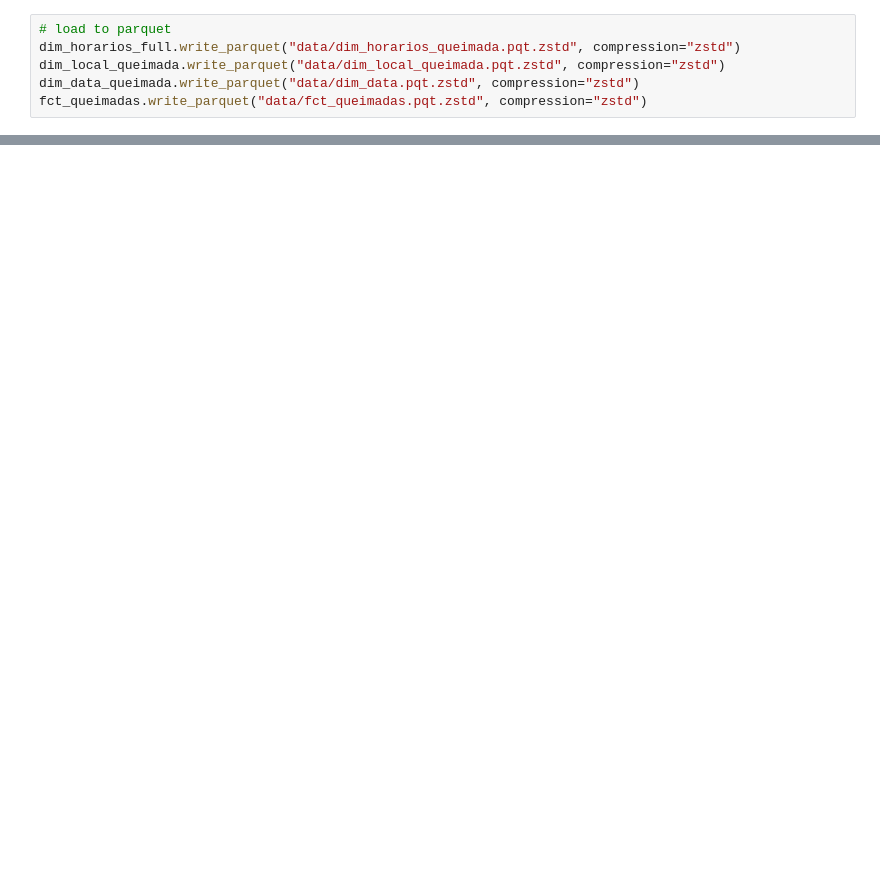
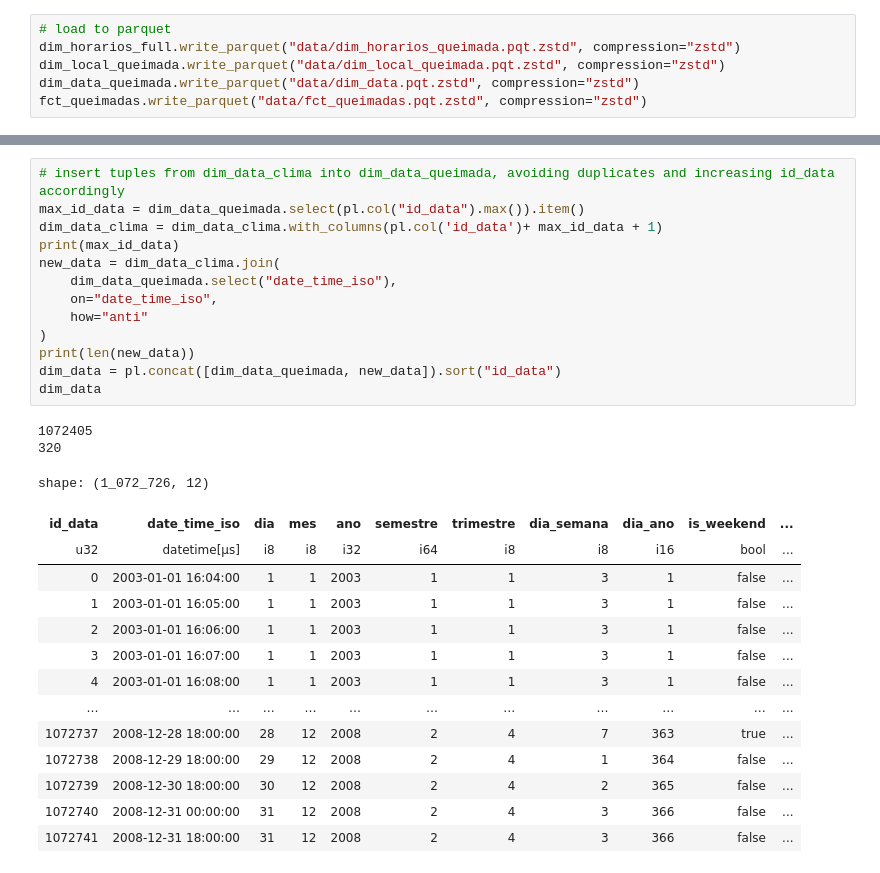
Before and after one commit to clr-cera/olap2025.2, a Jupyter notebook: etl_orig.ipynb, the cells around one changed output, grey strips where cells are left out. Saved outputs shown, nothing was run; the diff lists cells and outputs as text; blank space fills up the shorter version.

```diff
--- a/etl_orig.ipynb
+++ b/etl_orig.ipynb
@@ -256,0 +340,30 @@ fct_queimadas.write_parquet("data/fct_queimadas.pqt.zstd", compression="zstd")
+# %%
+# insert tuples from dim_data_clima into dim_data_queimada, avoiding duplicates and increasing id_data accordingly
+max_id_data = dim_data_queimada.select(pl.col("id_data").max()).item()
+dim_data_clima = dim_data_clima.with_columns(pl.col('id_data')+ max_id_data + 1)
+print(max_id_data)
+new_data = dim_data_clima.join(
+    dim_data_queimada.select("date_time_iso"),
+    on="date_time_iso",
+    how="anti"
+)
+print(len(new_data))
+dim_data = pl.concat([dim_data_queimada, new_data]).sort("id_data")
+dim_data
+# %% [output]
+1072405
+320
+shape: (1_072_726, 12)
+| id_data | date_time_iso | dia | mes | ano | semestre | trimestre | dia_semana | dia_ano | is_weekend | ... |
+| u32 | datetime[μs] | i8 | i8 | i32 | i64 | i8 | i8 | i16 | bool | ... |
+| 0 | 2003-01-01 16:04:00 | 1 | 1 | 2003 | 1 | 1 | 3 | 1 | false | ... |
+| 1 | 2003-01-01 16:05:00 | 1 | 1 | 2003 | 1 | 1 | 3 | 1 | false | ... |
+| 2 | 2003-01-01 16:06:00 | 1 | 1 | 2003 | 1 | 1 | 3 | 1 | false | ... |
+| 3 | 2003-01-01 16:07:00 | 1 | 1 | 2003 | 1 | 1 | 3 | 1 | false | ... |
+| 4 | 2003-01-01 16:08:00 | 1 | 1 | 2003 | 1 | 1 | 3 | 1 | false | ... |
+| … | … | … | … | … | … | … | … | … | … | ... |
+| 1072737 | 2008-12-28 18:00:00 | 28 | 12 | 2008 | 2 | 4 | 7 | 363 | true | ... |
+| 1072738 | 2008-12-29 18:00:00 | 29 | 12 | 2008 | 2 | 4 | 1 | 364 | false | ... |
+| 1072739 | 2008-12-30 18:00:00 | 30 | 12 | 2008 | 2 | 4 | 2 | 365 | false | ... |
+| 1072740 | 2008-12-31 00:00:00 | 31 | 12 | 2008 | 2 | 4 | 3 | 366 | false | ... |
+| 1072741 | 2008-12-31 18:00:00 | 31 | 12 | 2008 | 2 | 4 | 3 | 366 | false | ... |
```
Also changed, not shown: parts of 12 cells of this notebook, 10 other files.
